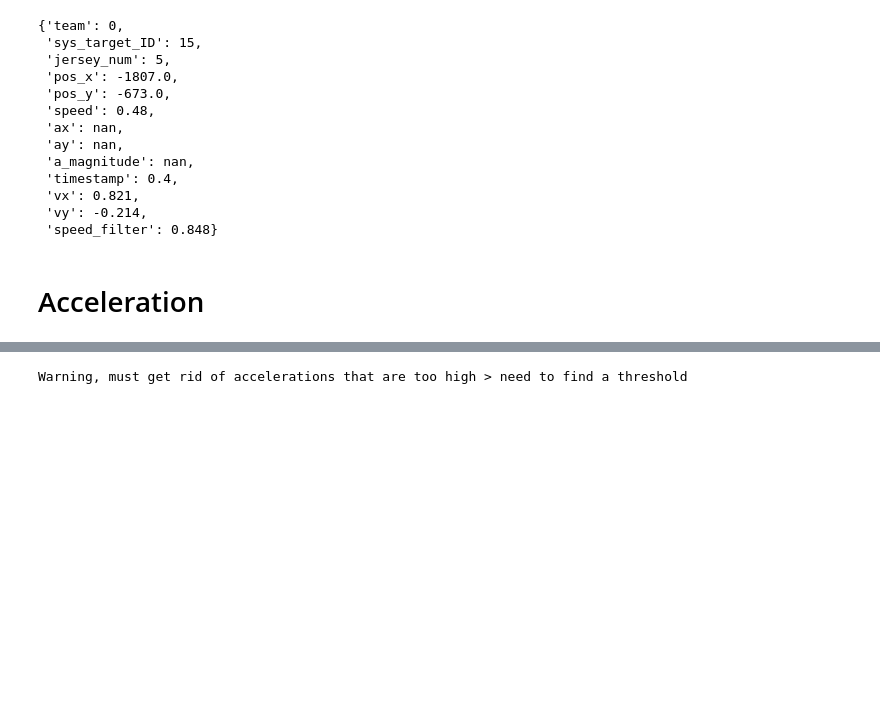
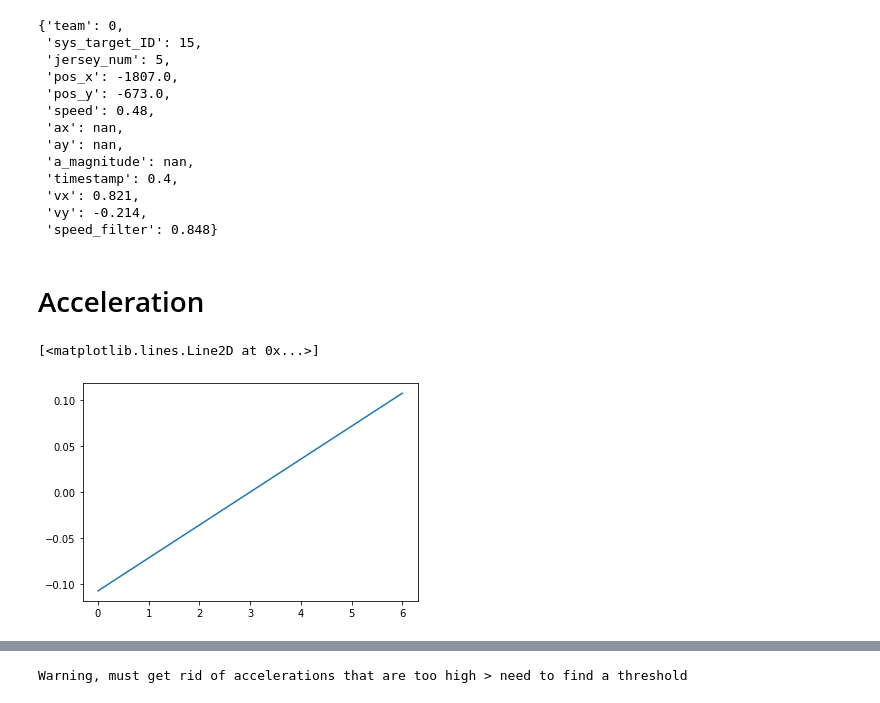
Before and after one commit to Jbalkan/SoccerTrackingData3, a Jupyter notebook: 2_energy_expenditure.ipynb, the cells around one changed output, grey strips where cells are left out. Drawn from its saved outputs; the diff is of its cells as text; code cells hidden in the pictures; blank space fills up the shorter version.

```diff
--- a/2_energy_expenditure.ipynb
+++ b/2_energy_expenditure.ipynb
@@ -65,0 +92,6 @@ vars(target_ex)
+# %%
+c = signal.savgol_coeffs(window_length=window, polyorder=polyorder, pos=0, deriv=1, use='dot')
+plt.plot(c)
+# %% [output]
+[<matplotlib.lines.Line2D at 0x...>]
+[figure, added]
```
Also changed, not shown: parts of 12 cells of this notebook, 2 other files.
